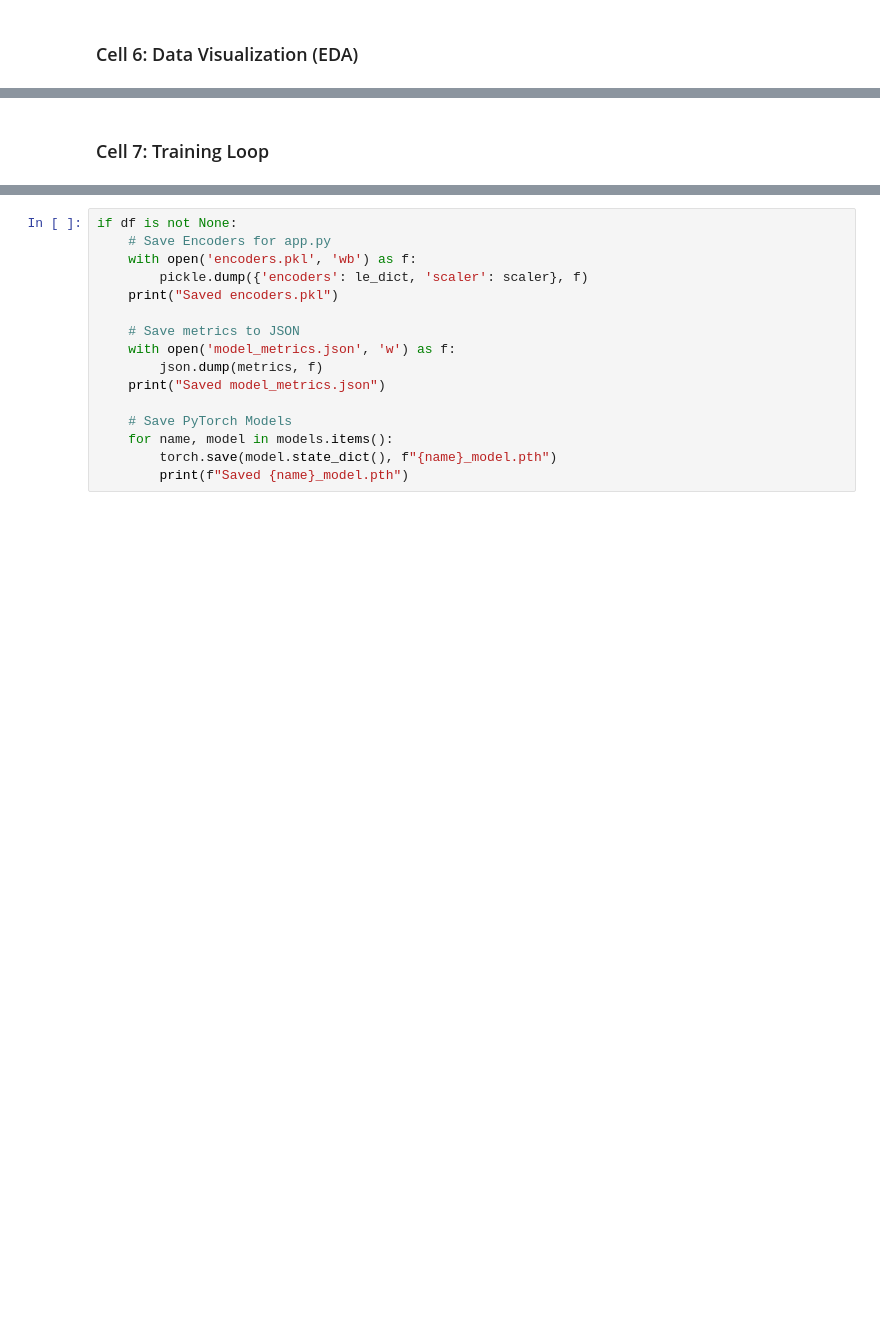
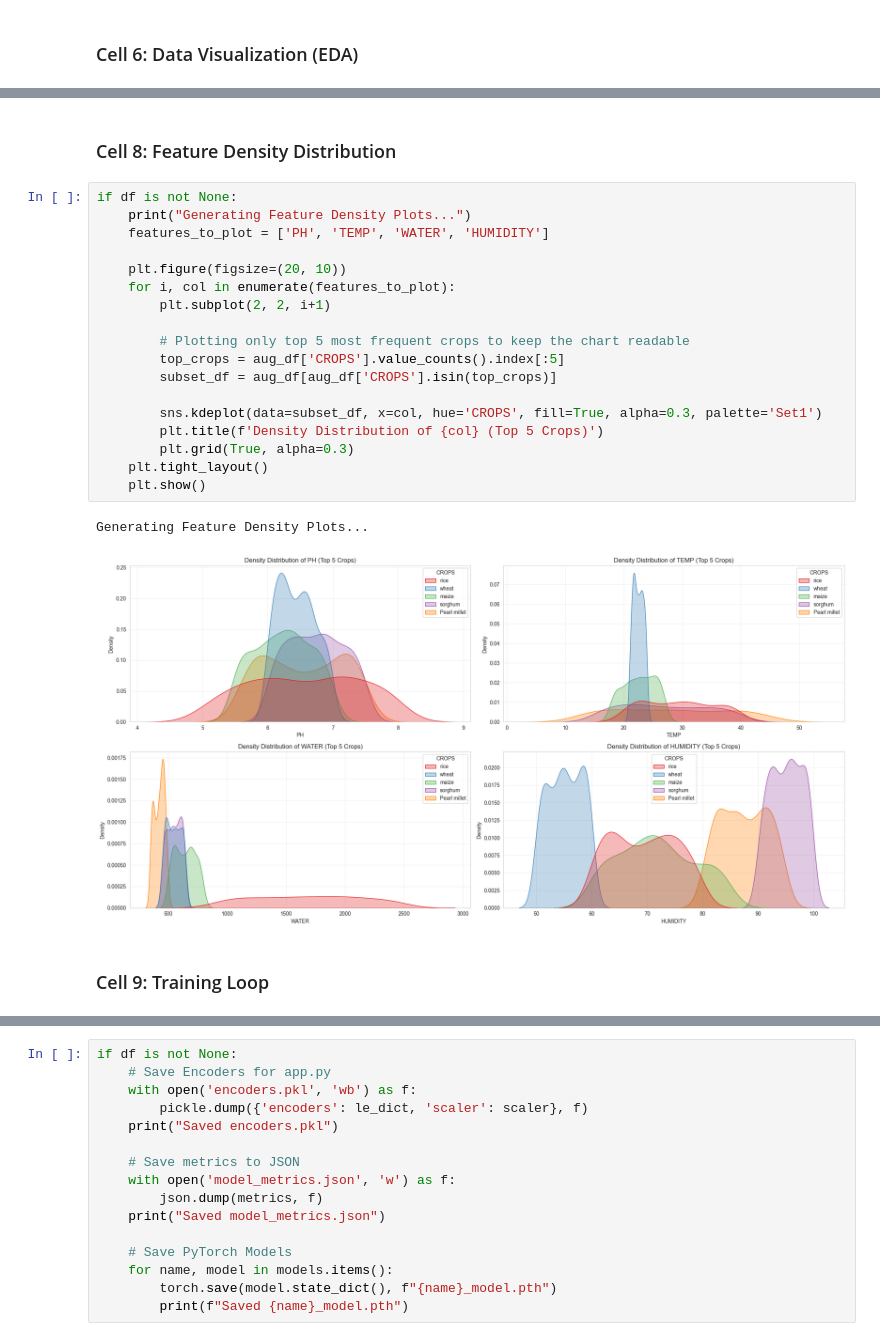
Before and after one commit to Dhotre12/Tamil-Nadu-Crop-Recommendation-System, a Jupyter notebook: Tamil Nadu Crop Recommendation System.ipynb, the cells around one changed output, grey strips where cells are left out. Cells and saved outputs as stored; diff of their text form; blank space fills up the shorter version.

```diff
--- a/Tamil Nadu Crop Recommendation System.ipynb
+++ b/Tamil Nadu Crop Recommendation System.ipynb
@@ -277,3 +361,26 @@ Generating Exploratory Data Analysis (EDA) charts...
+# %% [markdown]
+### Cell 8: Feature Density Distribution
+# %%
+if df is not None:
+    print("Generating Feature Density Plots...")
+    features_to_plot = ['PH', 'TEMP', 'WATER', 'HUMIDITY']
+
+    plt.figure(figsize=(20, 10))
+    for i, col in enumerate(features_to_plot):
+        plt.subplot(2, 2, i+1)
+
+        # Plotting only top 5 most frequent crops to keep the chart readable
+        top_crops = aug_df['CROPS'].value_counts().index[:5]
+        subset_df = aug_df[aug_df['CROPS'].isin(top_crops)]
+
+        sns.kdeplot(data=subset_df, x=col, hue='CROPS', fill=True, alpha=0.3, palette='Set1')
+        plt.title(f'Density Distribution of {col} (Top 5 Crops)')
+        plt.grid(True, alpha=0.3)
+    plt.tight_layout()
+    plt.show()
+# %% [output]
+Generating Feature Density Plots...
+[figure, added]
 # %% [markdown]
-### Cell 7: Training Loop
+### Cell 9: Training Loop
 # %%
```
Also changed, not shown: parts of 12 cells of this notebook, 8 other files.
